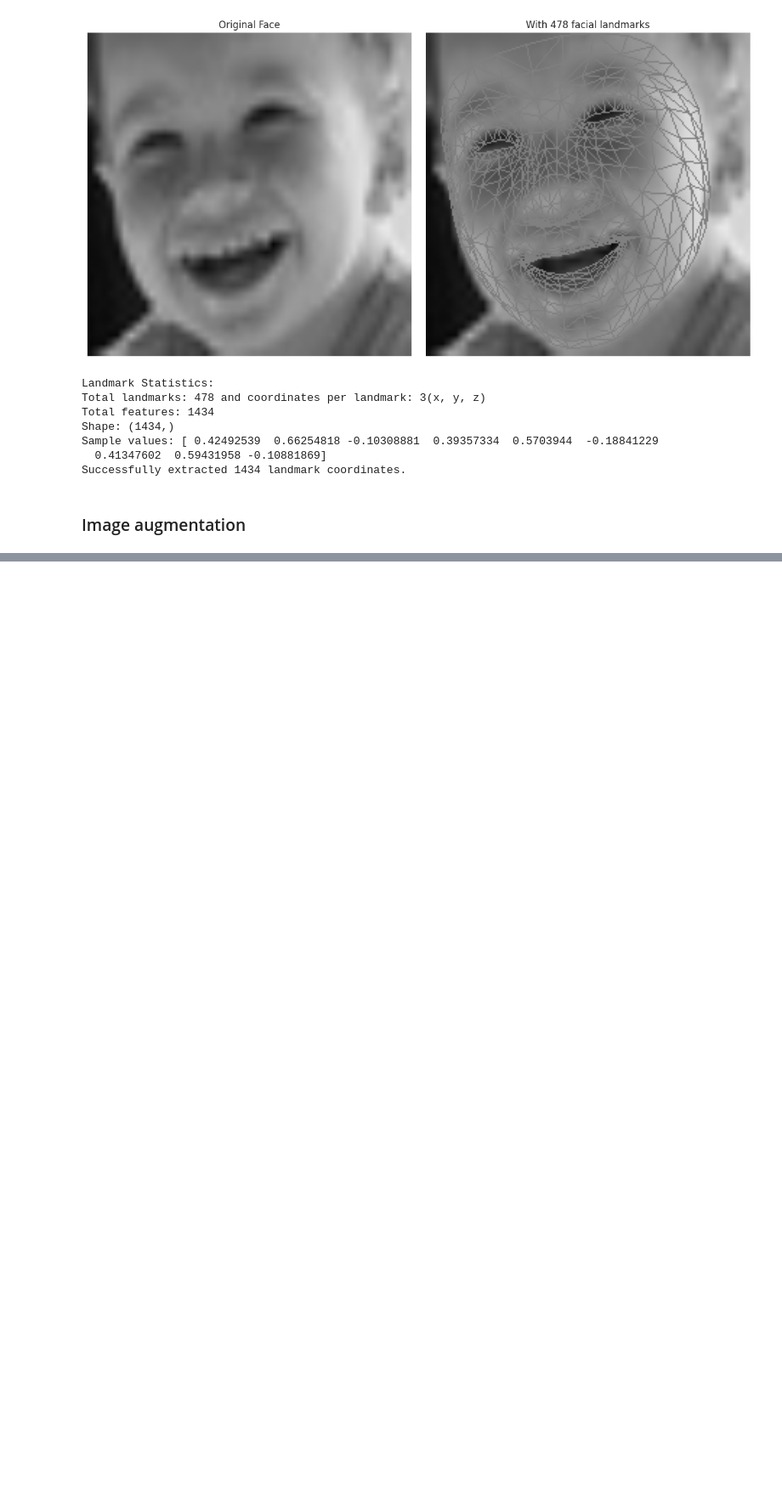
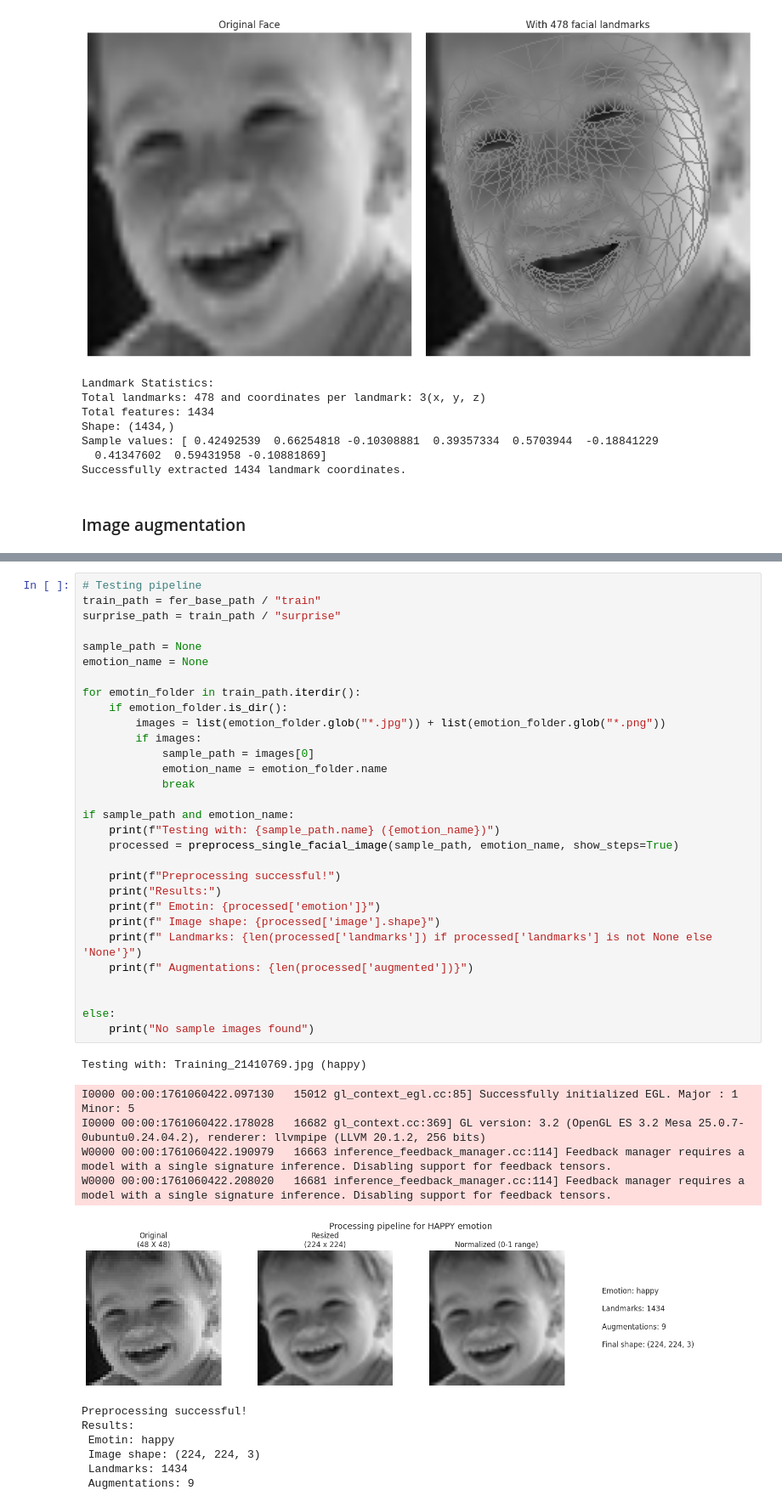
Before and after one commit to Tushar9422/Multimodal_mental_health_ai, a Jupyter notebook: notebooks/facial_collector.ipynb, the cells around one changed output, grey strips where cells are left out. Shown at 85% size. Saved outputs shown, nothing was run; the diff lists cells and outputs as text; blank space fills up the shorter version.

```diff
--- a/notebooks/facial_collector.ipynb
+++ b/notebooks/facial_collector.ipynb
@@ -546,0 +652,43 @@ if image is not None:
+# %%
+# Testing pipeline
+train_path = fer_base_path / "train"
+surprise_path = train_path / "surprise"
+
+sample_path = None
+emotion_name = None
+
+for emotin_folder in train_path.iterdir():
+    if emotion_folder.is_dir():
+        images = list(emotion_folder.glob("*.jpg")) + list(emotion_folder.glob("*.png"))
+        if images:
+            sample_path = images[0]
+            emotion_name = emotion_folder.name
+            break
+
+if sample_path and emotion_name:
+    print(f"Testing with: {sample_path.name} ({emotion_name})")
+    processed = preprocess_single_facial_image(sample_path, emotion_name, show_steps=True)
+
+    print(f"Preprocessing successful!")
+    print("Results:")
+    print(f" Emotin: {processed['emotion']}")
+    print(f" Image shape: {processed['image'].shape}")
+    print(f" Landmarks: {len(processed['landmarks']) if processed['landmarks'] is not None else 'None'}")
+    print(f" Augmentations: {len(processed['augmented'])}")
+
+
+else:
+    print("No sample images found")
+# %% [output]
+Testing with: Training_21410769.jpg (happy)
+I0000 00:00:1761060422.097130   15012 gl_context_egl.cc:85] Successfully initialized EGL. Major : 1 Minor: 5
+I0000 00:00:1761060422.178028   16682 gl_context.cc:369] GL version: 3.2 (OpenGL ES 3.2 Mesa 25.0.7-0ubuntu0.24.04.2), renderer: llvmpipe (LLVM 20.1.2, 256 bits)
+W0000 00:00:1761060422.190979   16663 inference_feedback_manager.cc:114] Feedback manager requires a model with a single signature inference. Disabling support for feedback tensors.
+W0000 00:00:1761060422.208020   16681 inference_feedback_manager.cc:114] Feedback manager requires a model with a single signature inference. Disabling support for feedback tensors.
+[figure, added]
+Preprocessing successful!
+Results:
+ Emotin: happy
+ Image shape: (224, 224, 3)
+ Landmarks: 1434
+ Augmentations: 9
```
Also changed, not shown: parts of 7 cells of this notebook.
